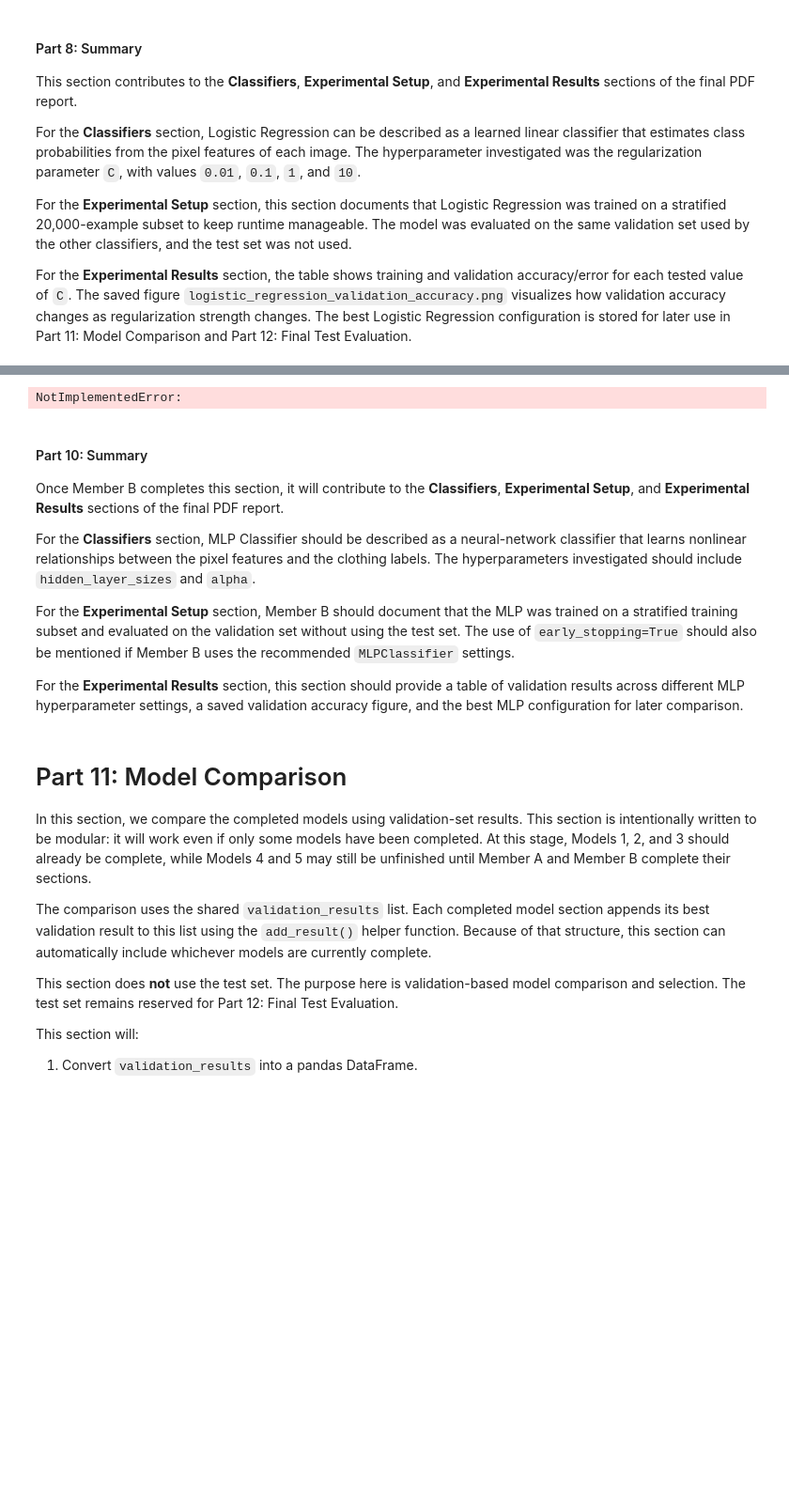
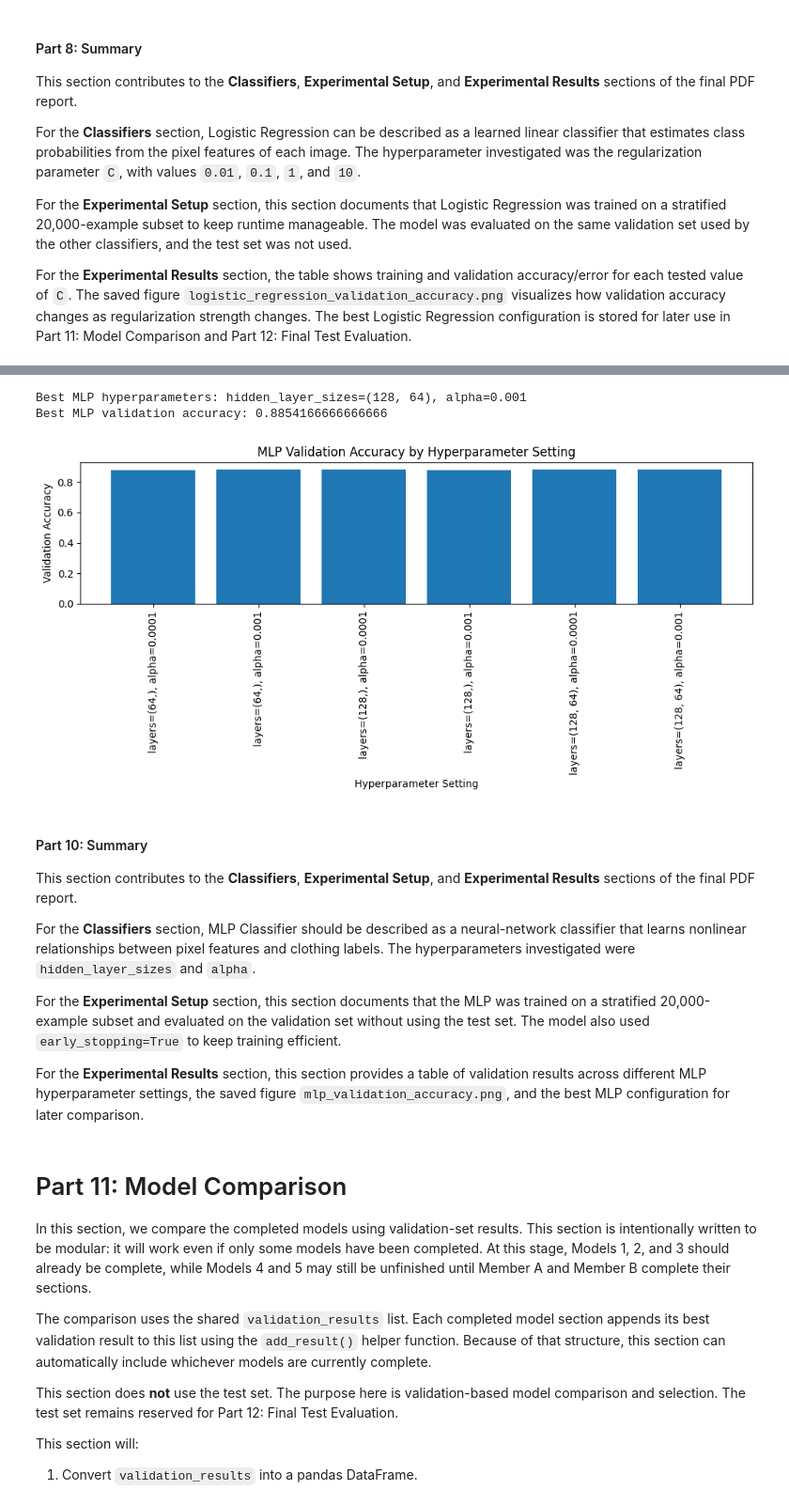
Before and after one commit to jmpeter3-hub/project178, a Jupyter notebook: project.ipynb, the cells around one changed output, grey strips where cells are left out. Shown at 94% size. Drawn from its saved outputs; the diff is of its cells as text; code cells hidden in the pictures; blank space fills up the shorter version.

```diff
--- a/project.ipynb
+++ b/project.ipynb
@@ -1198,23 +1255,24 @@ The test set should not be used in this section.
 # Owner: MEMBER_B
 # ------------------------------------------------------------
 #
-# This section is for Member B.
-# Complete the code only inside the YOUR CODE blocks.
 # Do not use X_test or y_test in this section.
+# This model is trained and selected using training/validation data only.
 
-print("Part 10 is reserved for", MEMBER_B)
-print(MEMBER_B, "should complete the MLP Classifier implementation here.")
+print("Running Part 10: Model 5 MLP Classifier.")
+print("Recorded owner:", MEMBER_B)
 
 # Hyperparameter values to investigate
 hidden_layer_sizes_values = [(64,), (128,), (128, 64)]
 alpha_values = [0.0001, 0.001]
 
 # Create a smaller stratified training subset for the MLP Classifier.
-### YOUR CODE STARTS HERE ###
-
-raise NotImplementedError
-
-### YOUR CODE ENDS HERE ###
+X_train_mlp, unused_X_mlp, y_train_mlp, unused_y_mlp = train_test_split(
+    X_train,
+    y_train,
+    train_size=20000,
+    random_state=RANDOM_SEED,
+    stratify=y_train
+)
 
 print("MLP training subset shape:", X_train_mlp.shape, y_train_mlp.shape)
 print("Validation set shape:", X_valid.shape, y_valid.shape)
@@ -1225,12 +1283,25 @@ mlp_models = {}
 
 for hidden_layer_sizes in hidden_layer_sizes_values:
     for alpha in alpha_values:
+        print("Training MLP with hidden_layer_sizes =", hidden_layer_sizes, "and alpha =", alpha)
 
-        ### YOUR CODE STARTS HERE ###
+        mlp_model = MLPClassifier(
+            hidden_layer_sizes=hidden_layer_sizes,
+            alpha=alpha,
+            max_iter=50,
+            early_stopping=True,
+            random_state=RANDOM_SEED
+        )
 
-        raise NotImplementedError
+        mlp_model.fit(X_train_mlp, y_train_mlp)
 
-        ### YOUR CODE ENDS HERE ###
+        results = evaluate_classifier(
+            mlp_model,
+            X_train_mlp,
+            y_train_mlp,
+            X_valid,
+            y_valid
+        )
 
         key = (hidden_layer_sizes, alpha)
         mlp_models[key] = mlp_model
@@ -1238,6 +1309,7 @@ for hidden_layer_sizes in hidden_layer_sizes_values:
         mlp_results.append({
             "model": "Model 5: MLP Classifier",
             "hyperparameters": "hidden_layer_sizes=" + str(hidden_layer_sizes) + ", alpha=" + str(alpha),
+            "plot_label": "layers=" + str(hidden_layer_sizes) + ", alpha=" + str(alpha),
             "hidden_layer_sizes": hidden_layer_sizes,
             "alpha": alpha,
             "train_accuracy": results["train_accuracy"],
@@ -1254,11 +1326,26 @@ mlp_results_df = pd.DataFrame(mlp_results)
 display(mlp_results_df)
 
 # Select the best MLP model based on validation accuracy.
-### YOUR CODE STARTS HERE ###
+best_mlp_index = mlp_results_df["valid_accuracy"].idxmax()
+best_mlp_row = mlp_results_df.loc[best_mlp_index]
 
-raise NotImplementedError
+best_hidden_layer_sizes = best_mlp_row["hidden_layer_sizes"]
+best_alpha = float(best_mlp_row["alpha"])
 
-### YOUR CODE ENDS HERE ###
+best_key = (best_hidden_layer_sizes, best_alpha)
+best_mlp_model = mlp_models[best_key]
+
+best_mlp_results = {
+    "train_accuracy": best_mlp_row["train_accuracy"],
+    "valid_accuracy": best_mlp_row["valid_accuracy"],
+    "train_error": best_mlp_row["train_error"],
+    "valid_error": best_mlp_row["valid_error"]
+}
+
+best_mlp_hyperparameters = (
+    "hidden_layer_sizes=" + str(best_hidden_layer_sizes) +
+    ", alpha=" + str(best_alpha)
+)
 
 print("Best MLP hyperparameters:", best_mlp_hyperparameters)
 print("Best MLP validation accuracy:", best_mlp_results["valid_accuracy"])
@@ -1276,9 +1363,11 @@ add_result(
 # Create and save a model-specific figure.
 figure, axes = plt.subplots(1, 1, figsize=(10, 5))
 
-labels = mlp_results_df["hyperparameters"]
+axes.bar(
+    mlp_results_df["plot_label"],
+    mlp_results_df["valid_accuracy"]
+)
 
-axes.bar(labels, mlp_results_df["valid_accuracy"])
 axes.set_title("MLP Validation Accuracy by Hyperparameter Setting")
 axes.set_xlabel("Hyperparameter Setting")
 axes.set_ylabel("Validation Accuracy")
@@ -1293,14 +1397,16 @@ Member B should complete the MLP Classifier implementation here.
-NotImplementedError:
+Best MLP hyperparameters: hidden_layer_sizes=(128, 64), alpha=0.001
+Best MLP validation accuracy: 0.8854166666666666
+[figure, added]
 # %% [markdown]
 #### Part 10: Summary
 
-Once Member B completes this section, it will contribute to the **Classifiers**, **Experimental Setup**, and **Experimental Results** sections of the final PDF report.
+This section contributes to the **Classifiers**, **Experimental Setup**, and **Experimental Results** sections of the final PDF report.
 
-For the **Classifiers** section, MLP Classifier should be described as a neural-network classifier that learns nonlinear relationships between the pixel features and the clothing labels. The hyperparameters investigated should include `hidden_layer_sizes` and `alpha`.
+For the **Classifiers** section, MLP Classifier should be described as a neural-network classifier that learns nonlinear relationships between pixel features and clothing labels. The hyperparameters investigated were `hidden_layer_sizes` and `alpha`.
 
-For the **Experimental Setup** section, Member B should document that the MLP was trained on a stratified training subset and evaluated on the validation set without using the test set. The use of `early_stopping=True` should also be mentioned if Member B uses the recommended `MLPClassifier` settings.
+For the **Experimental Setup** section, this section documents that the MLP was trained on a stratified 20,000-example subset and evaluated on the validation set without using the test set. The model also used `early_stopping=True` to keep training efficient.
 
-For the **Experimental Results** section, this section should provide a table of validation results across different MLP hyperparameter settings, a saved validation accuracy figure, and the best MLP configuration for later comparison.
+For the **Experimental Results** section, this section provides a table of validation results across different MLP hyperparameter settings, the saved figure `mlp_validation_accuracy.png`, and the best MLP configuration for later comparison.
 # %% [markdown]
 # Part 11: Model Comparison
 
```
Also changed, not shown: parts of 9 cells of this notebook, 10 other files.
